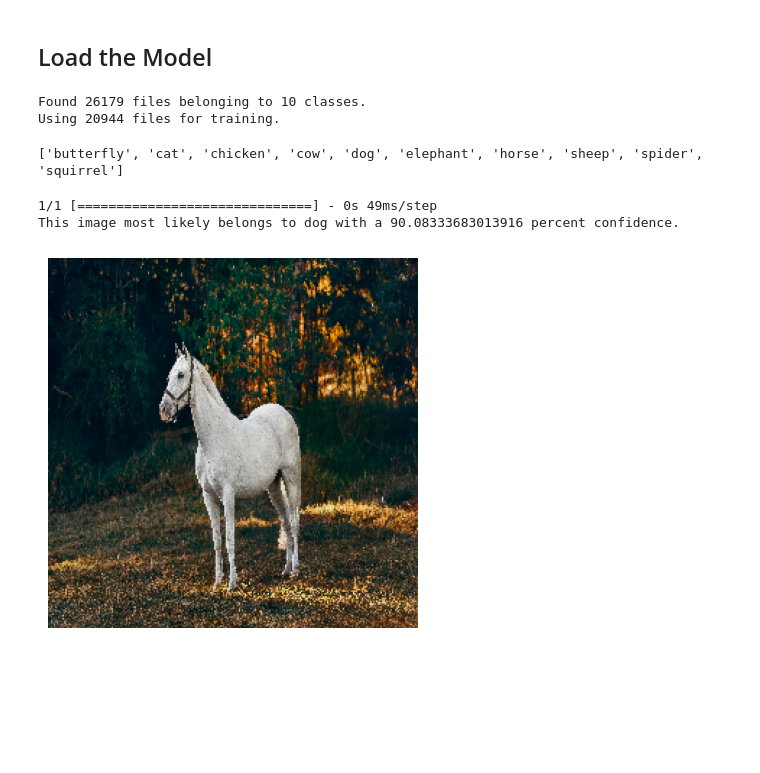
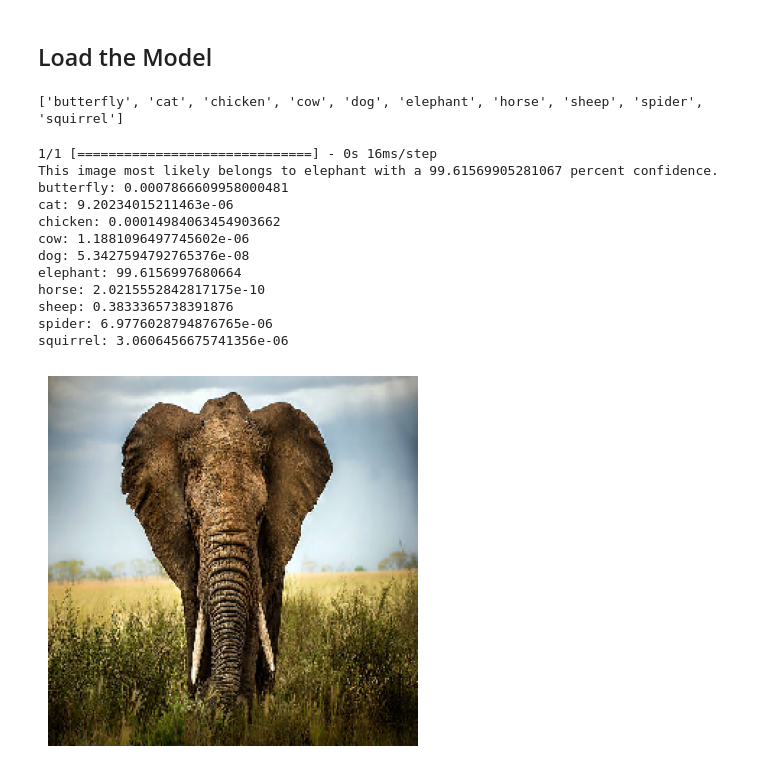
Before and after one commit to NinePiece2/AnimalClassification, a Jupyter notebook: notebooks/model_testing.ipynb, the cells around one changed output. Cells and saved outputs as stored; diff of their text form; code cells hidden in the pictures; blank space fills up the shorter version.

```diff
--- a/notebooks/model_testing.ipynb
+++ b/notebooks/model_testing.ipynb
@@ -27,23 +23,13 @@ directory_path = pathlib.Path(dataset_path)
 ## Load the Model
 # %%
 # Load the model
-model = keras.models.load_model(os.path.join(os.environ['MODELS_PATH'], 'modelV1(50Epochs).h5'))
+model = keras.models.load_model(os.path.join(os.environ['MODELS_PATH'], 'model.h5'))
-# %%
-train_ds = tf.keras.utils.image_dataset_from_directory(
-    directory_path,
-    validation_split=0.2,
-    subset="training",
-    seed=123,
-    # image_size=(IMG_HEIGHT, IMG_WIDTH),
-    batch_size=BATCH_SIZE)
-# %% [output]
-Found 26179 files belonging to 10 classes.
-Using 20944 files for training.
-# %%
-class_names = train_ds.class_names
-print(class_names)
-# %% [output]
-['butterfly', 'cat', 'chicken', 'cow', 'dog', 'elephant', 'horse', 'sheep', 'spider', 'squirrel']
+# %%
+# The class names for the model
+class_names = ['butterfly', 'cat', 'chicken', 'cow', 'dog', 'elephant', 'horse', 'sheep', 'spider', 'squirrel']
+print(class_names)
+# %% [output]
+['butterfly', 'cat', 'chicken', 'cow', 'dog', 'elephant', 'horse', 'sheep', 'spider', 'squirrel']
 # %%
 # Take in an image and use the model to predict the class of the image
 def predict_image(image_path):
@@ -60,12 +46,27 @@ def predict_image(image_path):
         f'This image most likely belongs to {class_names[np.argmax(score)]} with a {100 * np.max(score)} percent confidence.'
     )
 
+    # Show all of the confidence scores
+    for i in range(len(class_names)):
+        print(f'{class_names[i]}: {100 * score[i]}')
+
+
     plt.imshow(img)
     plt.axis('off')
     plt.show()
 # %%
-predict_image(os.path.join(os.environ['TEST_IMG_PATH'], 'horse.jpg'))
+predict_image(os.path.join(os.environ['TEST_IMG_PATH'], 'elephant.jpg'))
 # %% [output]
-1/1 [==============================] - 0s 49ms/step
-This image most likely belongs to dog with a 90.08333683013916 percent confidence.
+1/1 [==============================] - 0s 16ms/step
+This image most likely belongs to elephant with a 99.61569905281067 percent confidence.
+butterfly: 0.0007866609958000481
+cat: 9.20234015211463e-06
+chicken: 0.00014984063454903662
+cow: 1.1881096497745602e-06
+dog: 5.3427594792765376e-08
+elephant: 99.6156997680664
+horse: 2.0215552842817175e-10
+sheep: 0.3833365738391876
+spider: 6.9776028794876765e-06
+squirrel: 3.0606456675741356e-06
-[figure, old version]
+[figure, new version]
```
Also changed, not shown: parts of 1 cell of this notebook, 3 other files.
